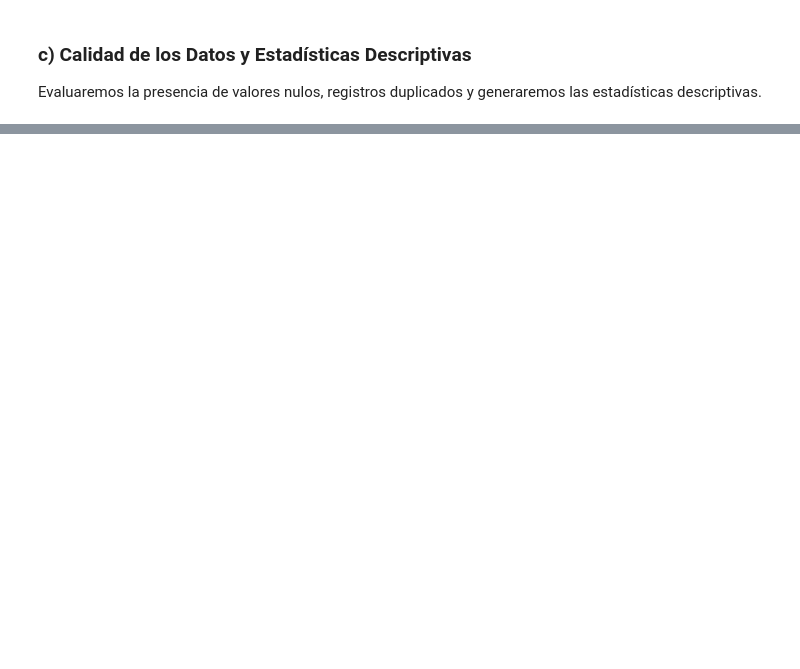
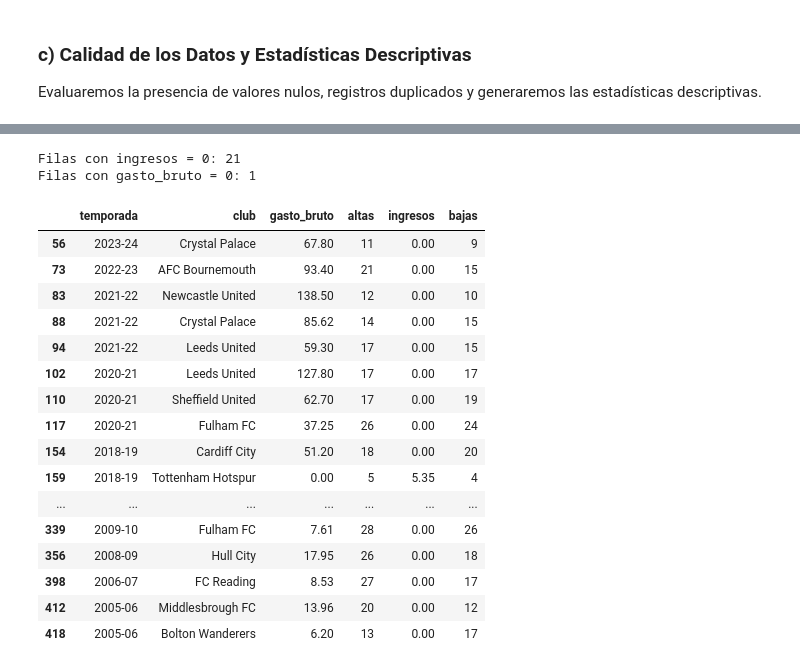
Before and after one commit to valeencamargo14/TP-Labo-, a Jupyter notebook: TP_Labo.ipynb, the cells around one changed output, grey strips where cells are left out. Cells and saved outputs as stored; diff of their text form; code cells hidden in the pictures; blank space fills up the shorter version.

Commit message:
Se creó con Colab

```diff
--- a/TP_Labo.ipynb
+++ b/TP_Labo.ipynb
@@ -4,17 +7,22 @@
 import pandas as pd
 import matplotlib.pyplot as plt
 import seaborn as sns
+from IPython.display import display
 
-# Cargar los datasets
-df_posiciones = pd.read_csv('/content/premier_league_posiciones_2005_2026.csv')
-df_gastos = pd.read_csv('/content/premier_league_gastos_2005_2026.csv')
+pd.set_option('display.max_columns', None)
+pd.set_option('display.width', 200)
 
-# Mostrar las primeras filas de cada DataFrame
-print("--- Posiciones ---")
-print(df_posiciones.head(10))
-print(df_posiciones.tail(10))
+RUTA = '/content/'  # carpeta donde están los CSV (Google Colab)
+df_posiciones = pd.read_csv(RUTA + 'premier_league_posiciones_2005_2026.csv')
+df_gastos = pd.read_csv(RUTA + 'premier_league_gastos_2005_2026.csv')
 
-print("\n--- Gastos ---")
-print(df_gastos.head(10))
-print(df_gastos.tail(10))
+print('=== POSICIONES: primeras filas ===')
+display(df_posiciones.head())
+print('=== POSICIONES: últimas filas ===')
+display(df_posiciones.tail())
+
+print('=== GASTOS: primeras filas ===')
+display(df_gastos.head())
+print('=== GASTOS: últimas filas ===')
+display(df_gastos.tail())
 # %% [output]
@@ -143,0 +179,26 @@ max     630.250000   57.000000  339.250000   48.00000  129.310000  562.390000
+# %%
+# 1) Ceros en columnas monetarias (posibles datos faltantes disfrazados)
+print(f"Filas con ingresos = 0: {(df_gastos['ingresos'] == 0).sum()}")
+print(f"Filas con gasto_bruto = 0: {(df_gastos['gasto_bruto'] == 0).sum()}")
+display(df_gastos[(df_gastos['ingresos'] == 0) | (df_gastos['gasto_bruto'] == 0)]
+        [['temporada', 'club', 'gasto_bruto', 'altas', 'ingresos', 'bajas']])
+# %% [output]
+Filas con ingresos = 0: 21
+Filas con gasto_bruto = 0: 1
+|  | temporada | club | gasto_bruto | altas | ingresos | bajas |
+| 56 | 2023-24 | Crystal Palace | 67.80 | 11 | 0.00 | 9 |
+| 73 | 2022-23 | AFC Bournemouth | 93.40 | 21 | 0.00 | 15 |
+| 83 | 2021-22 | Newcastle United | 138.50 | 12 | 0.00 | 10 |
+| 88 | 2021-22 | Crystal Palace | 85.62 | 14 | 0.00 | 15 |
+| 94 | 2021-22 | Leeds United | 59.30 | 17 | 0.00 | 15 |
+| 102 | 2020-21 | Leeds United | 127.80 | 17 | 0.00 | 17 |
+| 110 | 2020-21 | Sheffield United | 62.70 | 17 | 0.00 | 19 |
+| 117 | 2020-21 | Fulham FC | 37.25 | 26 | 0.00 | 24 |
+| 154 | 2018-19 | Cardiff City | 51.20 | 18 | 0.00 | 20 |
+| 159 | 2018-19 | Tottenham Hotspur | 0.00 | 5 | 5.35 | 4 |
+| ... | ... | ... | ... | ... | ... | ... |
+| 339 | 2009-10 | Fulham FC | 7.61 | 28 | 0.00 | 26 |
+| 356 | 2008-09 | Hull City | 17.95 | 26 | 0.00 | 18 |
+| 398 | 2006-07 | FC Reading | 8.53 | 27 | 0.00 | 17 |
+| 412 | 2005-06 | Middlesbrough FC | 13.96 | 20 | 0.00 | 12 |
+| 418 | 2005-06 | Bolton Wanderers | 6.20 | 13 | 0.00 | 17 |
```
Also changed, not shown: parts of 13 cells of this notebook.
